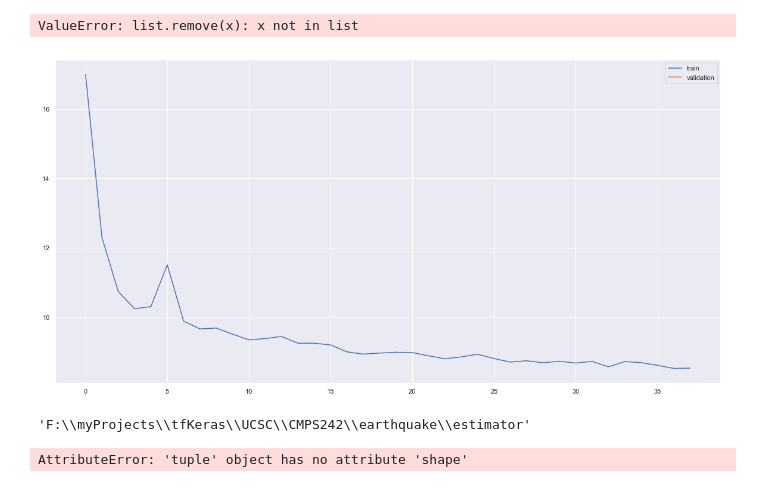
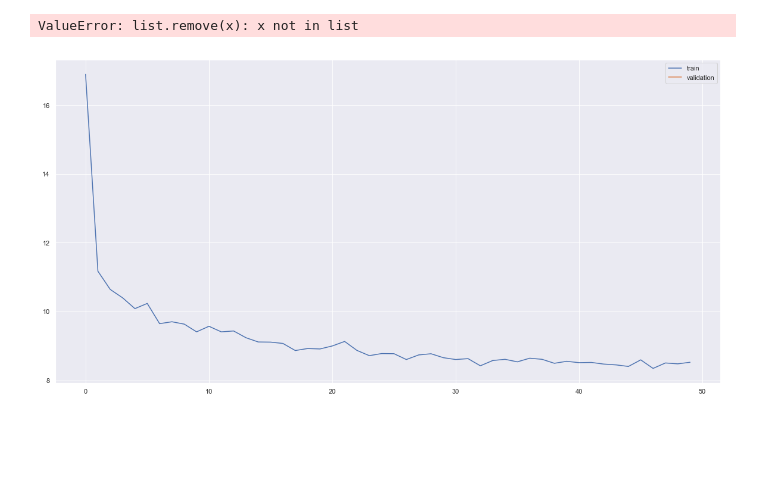
Before and after one commit to adhocmaster/earthquakePrediction, a Jupyter notebook: estimator/TinyFFNWithStats.ipynb, the cells around one changed output. Cells and saved outputs as stored; diff of their text form; code cells hidden in the pictures; blank space fills up the shorter version.

Commit message:
one stats refactored. Written estimator io. working on test set

```diff
--- a/estimator/TinyFFNWithStats.ipynb
+++ b/estimator/TinyFFNWithStats.ipynb
@@ -97,14 +109,14 @@ ValueError: list.remove(x): x not in list
 # %%
 np.seterr(invalid='ignore')
 np.warnings.filterwarnings('ignore')
 history = model.fit_generator( generator=trainGenerator,
                     use_multiprocessing=False,
                     workers=2,
-                    initial_epoch = 12,
+                    initial_epoch = 0,
                     epochs=50,
                     max_q_size = 10,
                     steps_per_epoch = trainGenerator.__len__(),
                     callbacks = [livePlotKeras]
                    )
 # %% [output]
-[figure, old version]
+[figure, new version]
@@ -113,8 +122,0 @@ aBatch = trainGenerator.__getitem__(0)
-# %%
-os.getcwd()
-# %% [output]
-'F:\\myProjects\\tfKeras\\UCSC\\CMPS242\\earthquake\\estimator'
-# %%
-aBatch.shape
-# %% [output]
-AttributeError: 'tuple' object has no attribute 'shape'
```
Also changed, not shown: parts of 13 cells of this notebook, 11 other files.
